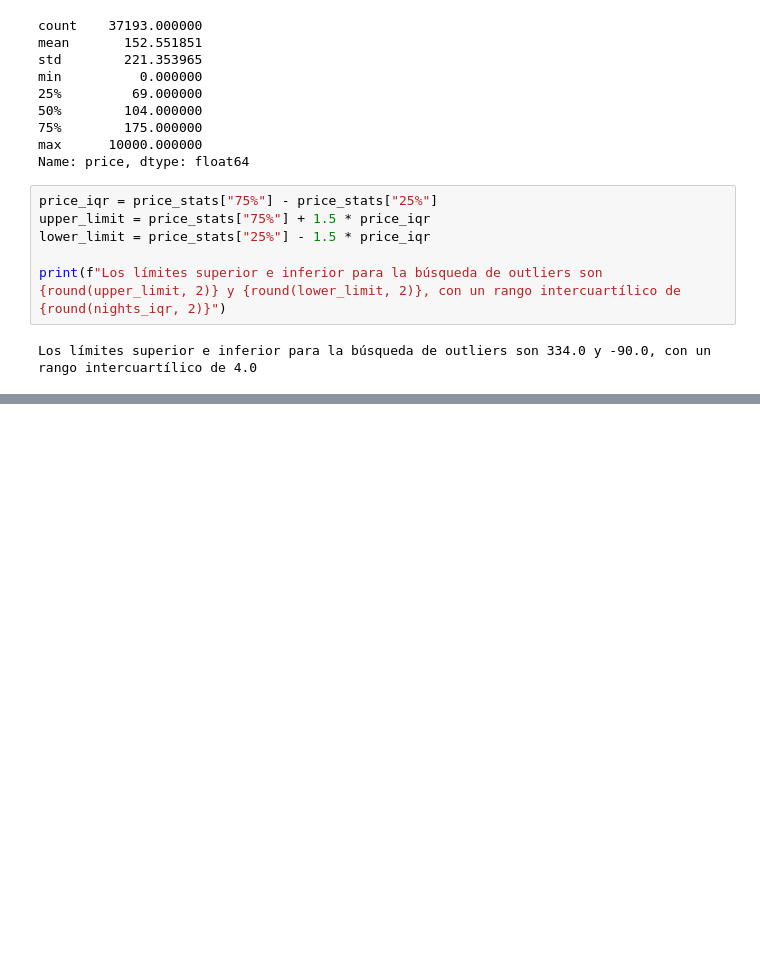
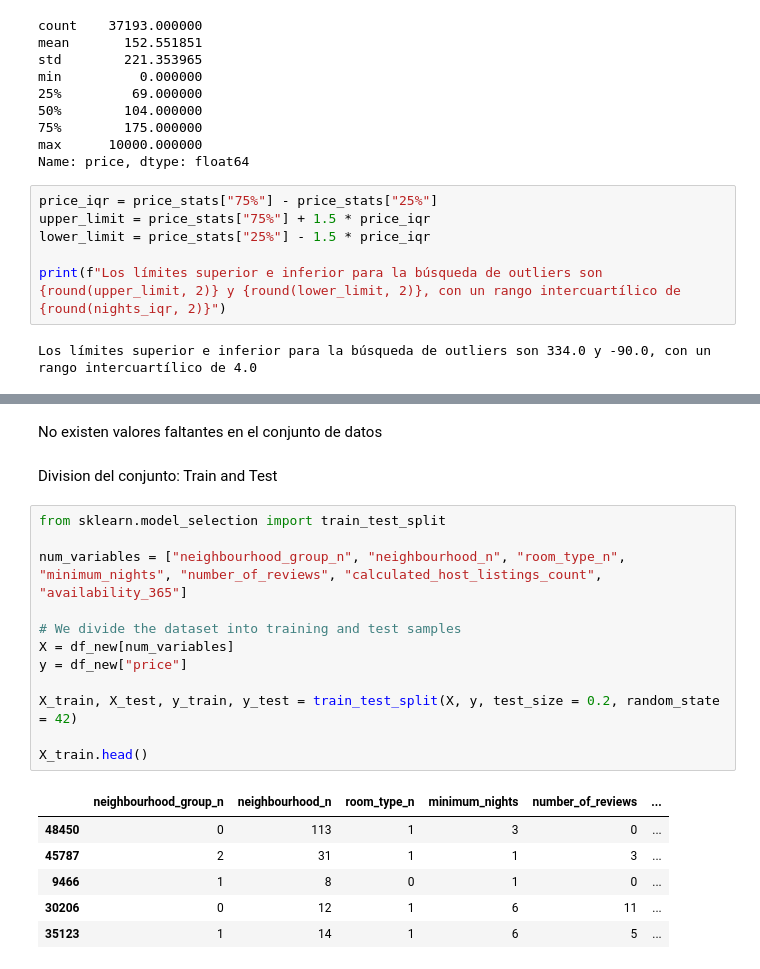
Before and after one commit to luiscmilano/machine-learning-python-template, a Jupyter notebook: src/explore.ipynb, the cells around one changed output, grey strips where cells are left out. Saved outputs shown, nothing was run; the diff lists cells and outputs as text; blank space fills up the shorter version.

```diff
--- a/src/explore.ipynb
+++ b/src/explore.ipynb
@@ -567,0 +661,23 @@ Los límites superior e inferior para la búsqueda de outliers son 334.0 y -90.0
+# %% [markdown]
+No existen valores faltantes en el conjunto de datos
+# %% [markdown]
+Division del conjunto: Train and Test
+# %%
+from sklearn.model_selection import train_test_split
+
+num_variables = ["neighbourhood_group_n", "neighbourhood_n", "room_type_n", "minimum_nights", "number_of_reviews", "calculated_host_listings_count", "availability_365"]
+
+# We divide the dataset into training and test samples
+X = df_new[num_variables]
+y = df_new["price"]
+
+X_train, X_test, y_train, y_test = train_test_split(X, y, test_size = 0.2, random_state = 42)
+
+X_train.head()
+# %% [output]
+|  | neighbourhood_group_n | neighbourhood_n | room_type_n | minimum_nights | number_of_reviews | ... |
+| 48450 | 0 | 113 | 1 | 3 | 0 | ... |
+| 45787 | 2 | 31 | 1 | 1 | 3 | ... |
+| 9466 | 1 | 8 | 0 | 1 | 0 | ... |
+| 30206 | 0 | 12 | 1 | 6 | 11 | ... |
+| 35123 | 1 | 14 | 1 | 6 | 5 | ... |
```
Also changed, not shown: parts of 19 cells of this notebook, 1 other file.
